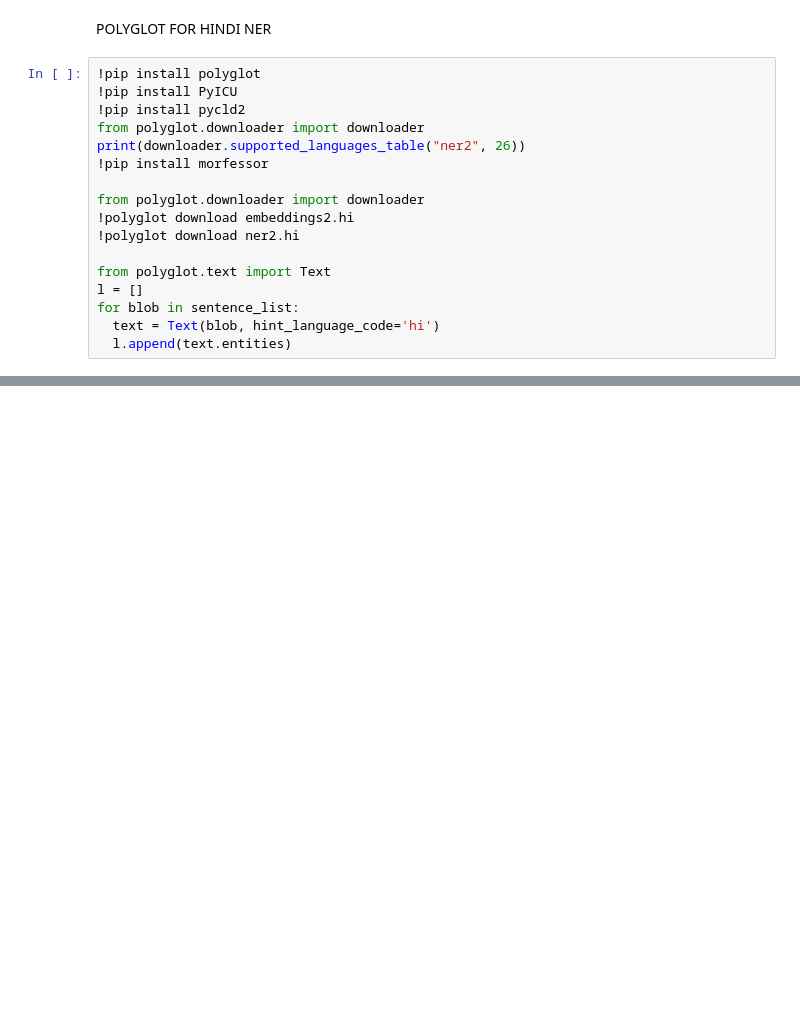
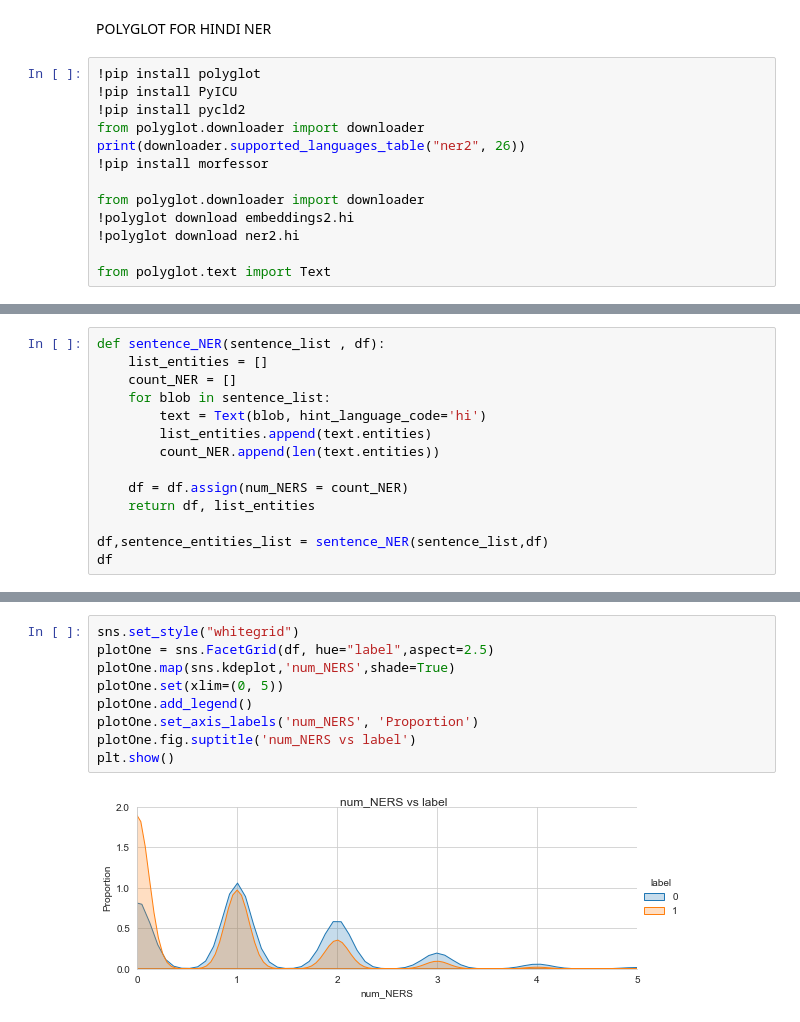
Before and after one commit to esh04/Clickbait-Identification, a Jupyter notebook: Clickbait.ipynb, the cells around one changed output, grey strips where cells are left out. Cells and saved outputs as stored; diff of their text form; blank space fills up the shorter version.

```diff
--- a/Clickbait.ipynb
+++ b/Clickbait.ipynb
@@ -296,7 +312,3 @@ from polyglot.downloader import downloader
 !polyglot download ner2.hi
 
 from polyglot.text import Text
-l = []
-for blob in sentence_list:
-  text = Text(blob, hint_language_code='hi')
-  l.append(text.entities)
@@ -302,0 +333,14 @@ for blob in sentence_list:
+# %%
+def sentence_NER(sentence_list , df):
+    list_entities = []
+    count_NER = []
+    for blob in sentence_list:
+        text = Text(blob, hint_language_code='hi')
+        list_entities.append(text.entities)
+        count_NER.append(len(text.entities))
+
+    df = df.assign(num_NERS = count_NER)
+    return df, list_entities
+
+df,sentence_entities_list = sentence_NER(sentence_list,df)
+df
@@ -302,0 +361,11 @@ for blob in sentence_list:
+# %%
+sns.set_style("whitegrid")
+plotOne = sns.FacetGrid(df, hue="label",aspect=2.5)
+plotOne.map(sns.kdeplot,'num_NERS',shade=True)
+plotOne.set(xlim=(0, 5))
+plotOne.add_legend()
+plotOne.set_axis_labels('num_NERS', 'Proportion')
+plotOne.fig.suptitle('num_NERS vs label')
+plt.show()
+# %% [output]
+[figure, added]
```
Also changed, not shown: parts of 10 cells of this notebook.
